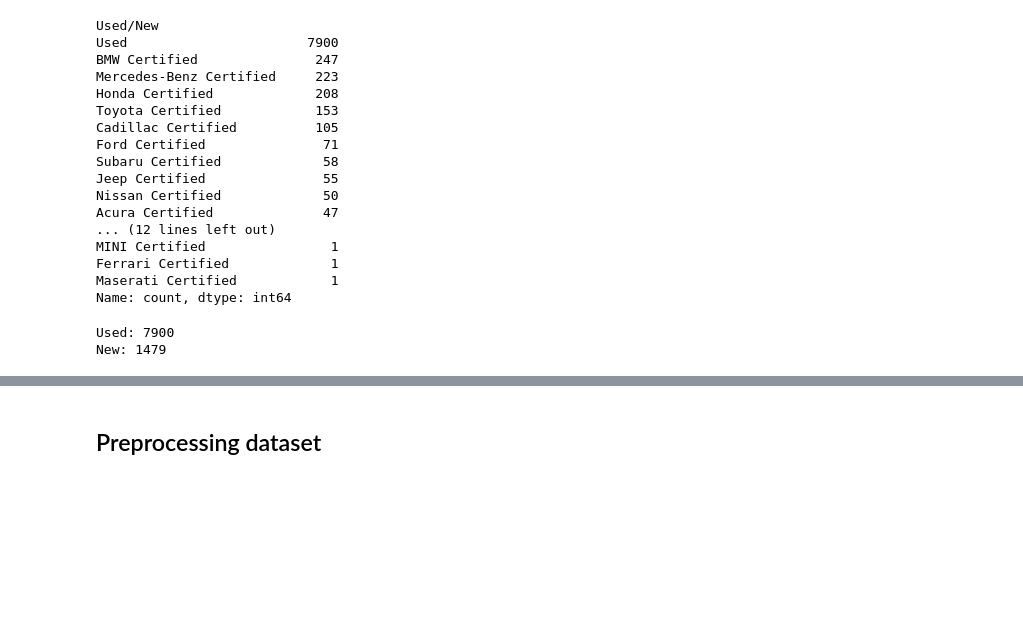
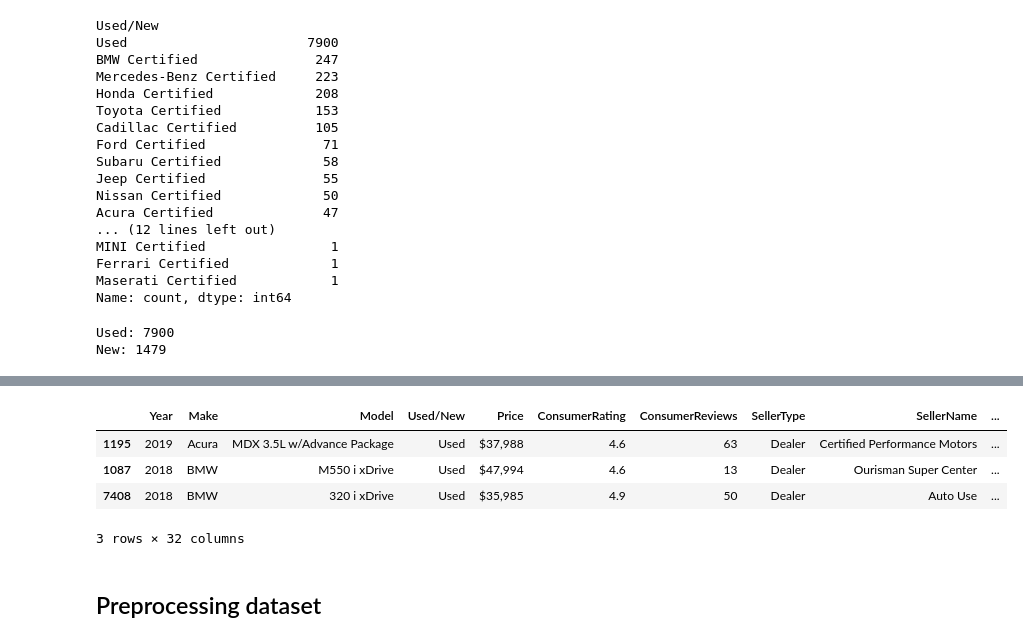
Before and after one commit to Nickeniklas/car_recommender, a Jupyter notebook: cars_eda.ipynb, the cells around one changed output, grey strips where cells are left out. Saved outputs shown, nothing was run; the diff lists cells and outputs as text; code cells hidden in the pictures; blank space fills up the shorter version.

```diff
--- a/cars_eda.ipynb
+++ b/cars_eda.ipynb
@@ -99,3 +124,11 @@ New: 1479
+# %%
+df_raw[df_raw['SellerRating'] < 2].sample(3)
+# %% [output]
+|  | Year | Make | Model | Used/New | Price | ConsumerRating | ConsumerReviews | SellerType | SellerName | ... |
+| 1195 | 2019 | Acura | MDX 3.5L w/Advance Package | Used | $37,988 | 4.6 | 63 | Dealer | Certified Performance Motors | ... |
+| 1087 | 2018 | BMW | M550 i xDrive | Used | $47,994 | 4.6 | 13 | Dealer | Ourisman Super Center | ... |
+| 7408 | 2018 | BMW | 320 i xDrive | Used | $35,985 | 4.9 | 50 | Dealer | Auto Use | ... |
+3 rows × 32 columns
 # %% [markdown]
 ## Preprocessing dataset
 # %%
```
Also changed, not shown: parts of 4 cells of this notebook.
